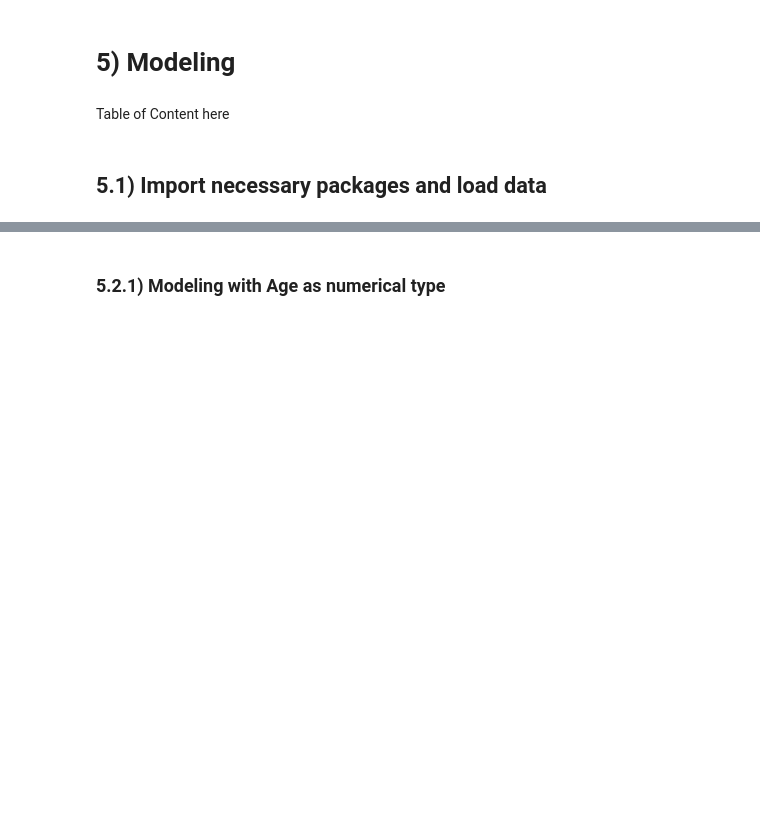
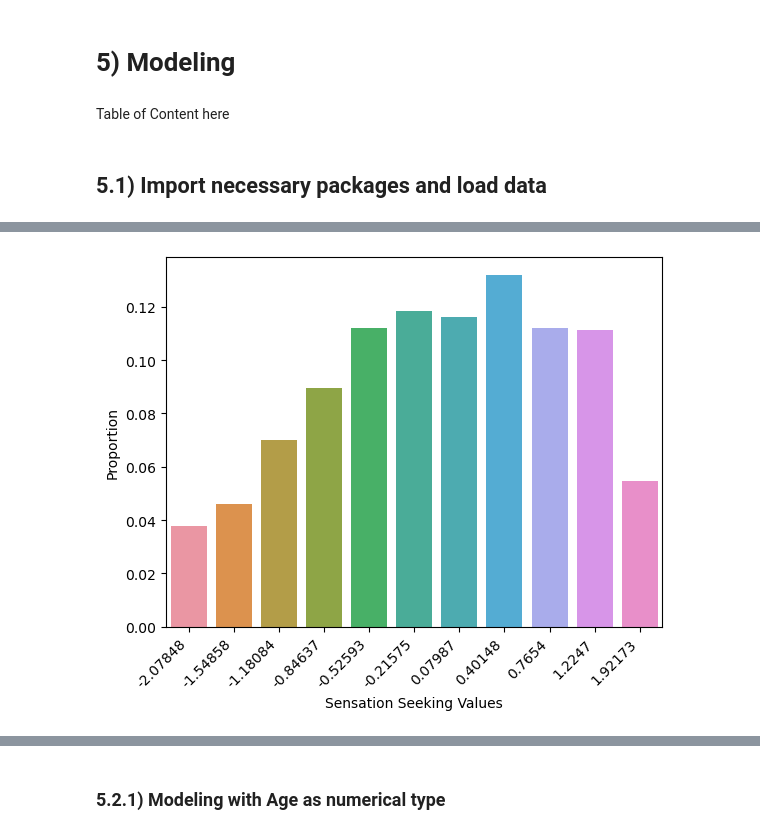
Before and after one commit to thanhn1/Capstone-Two, a Jupyter notebook: Notebooks/Step5_modeling.ipynb, the cells around one changed output, grey strips where cells are left out. Cells and saved outputs as stored; diff of their text form; code cells hidden in the pictures; blank space fills up the shorter version.

```diff
--- a/Notebooks/Step5_modeling.ipynb
+++ b/Notebooks/Step5_modeling.ipynb
@@ -60,0 +121,5 @@ drug_2.head()
+# %%
+# Calculate proportion of each impulsive values, convert Series to dataframe and reset_index()
+temp = drug_2["SS"].value_counts(normalize=True)
+temp = temp.to_frame().reset_index()
+temp.head()
@@ -60,0 +133,4 @@ drug_2.head()
+# %%
+# Rename columns
+temp = temp.rename(columns = {"index": "Sensation Seeking Values", "SS": "Proportion"})
+temp.head()
@@ -61,3 +144,9 @@ drug_2.head()
+# %%
+fig, ax = plt.subplots()
+sns.barplot(x='Sensation Seeking Values', y='Proportion', data=temp, ax=ax)
+ax.set_xticklabels(ax.get_xticklabels(), rotation=45, horizontalalignment='right');
+# %% [output]
+[figure, added]
 # %% [markdown]
 ## 5.2) Modeling Amyl consumption
 There are two approaches to treat Age:
```
Also changed, not shown: parts of 343 cells of this notebook, 3 other files.
